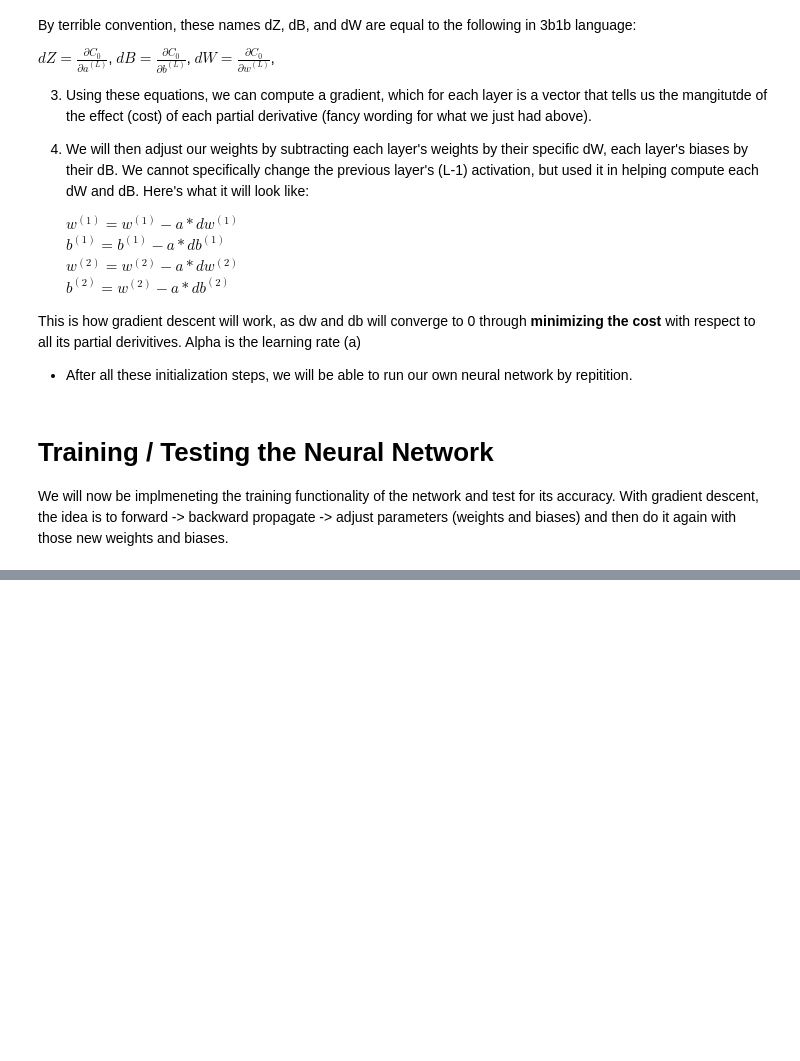
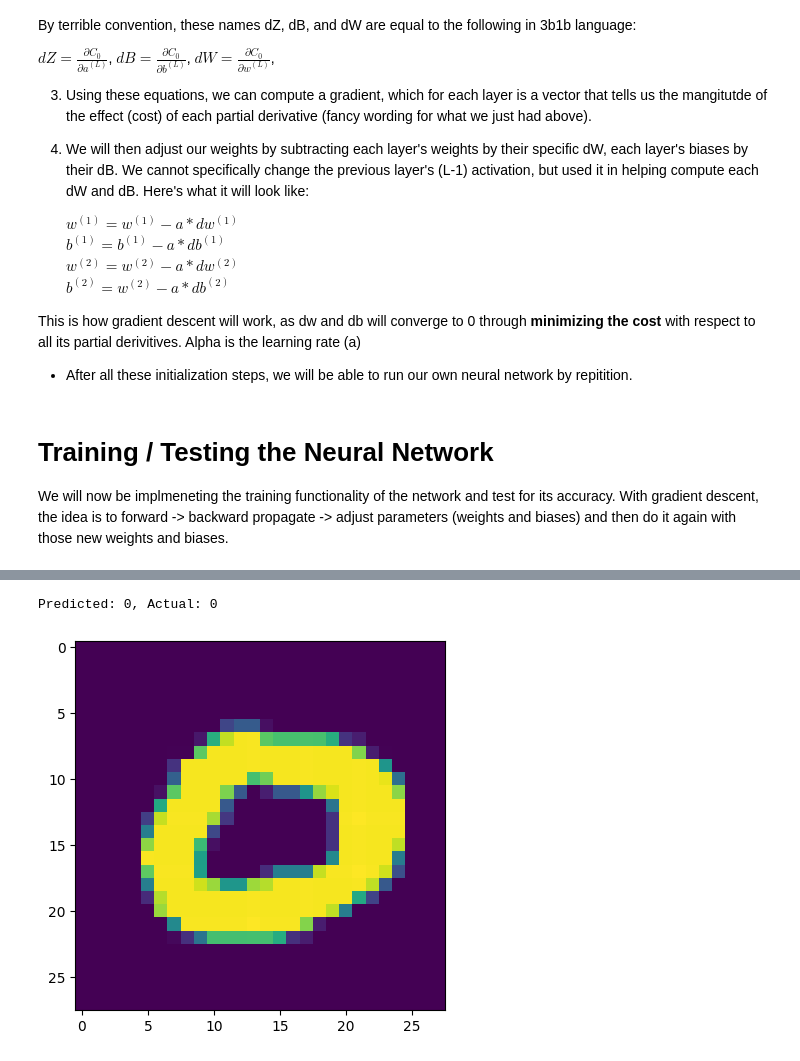
Before and after one commit to Etqiu/ScratchNeuralNetwork, a Jupyter notebook: making-a-neural-network.ipynb, the cells around one changed output, grey strips where cells are left out. Saved outputs shown, nothing was run; the diff lists cells and outputs as text; code cells hidden in the pictures; blank space fills up the shorter version.

```diff
--- a/making-a-neural-network.ipynb
+++ b/making-a-neural-network.ipynb
@@ -315,0 +366,6 @@ df.iloc[[0], :]
+# %%
+p = get_single_prediction(W1, b1, W2, b2, x_test, 2)
+plot(image_size, 2, x_test, y_test, p)
+# %% [output]
+Predicted: 0, Actual: 0
+[figure, added]
```
Also changed, not shown: parts of 18 cells of this notebook.
